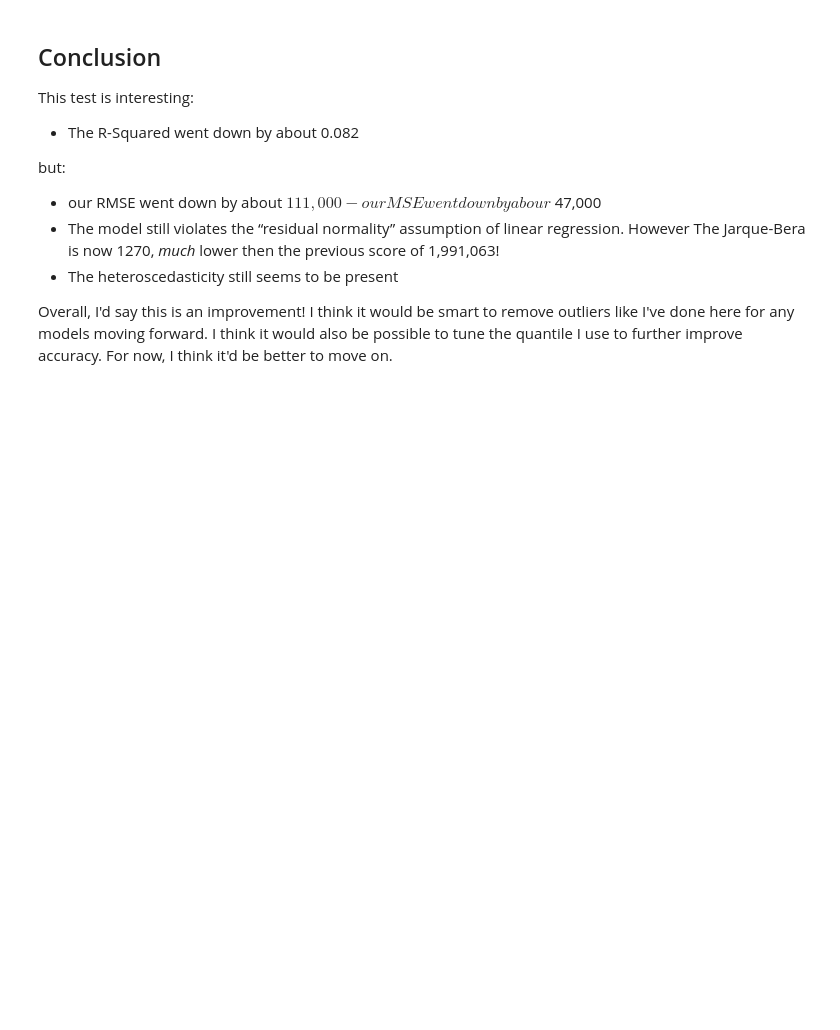
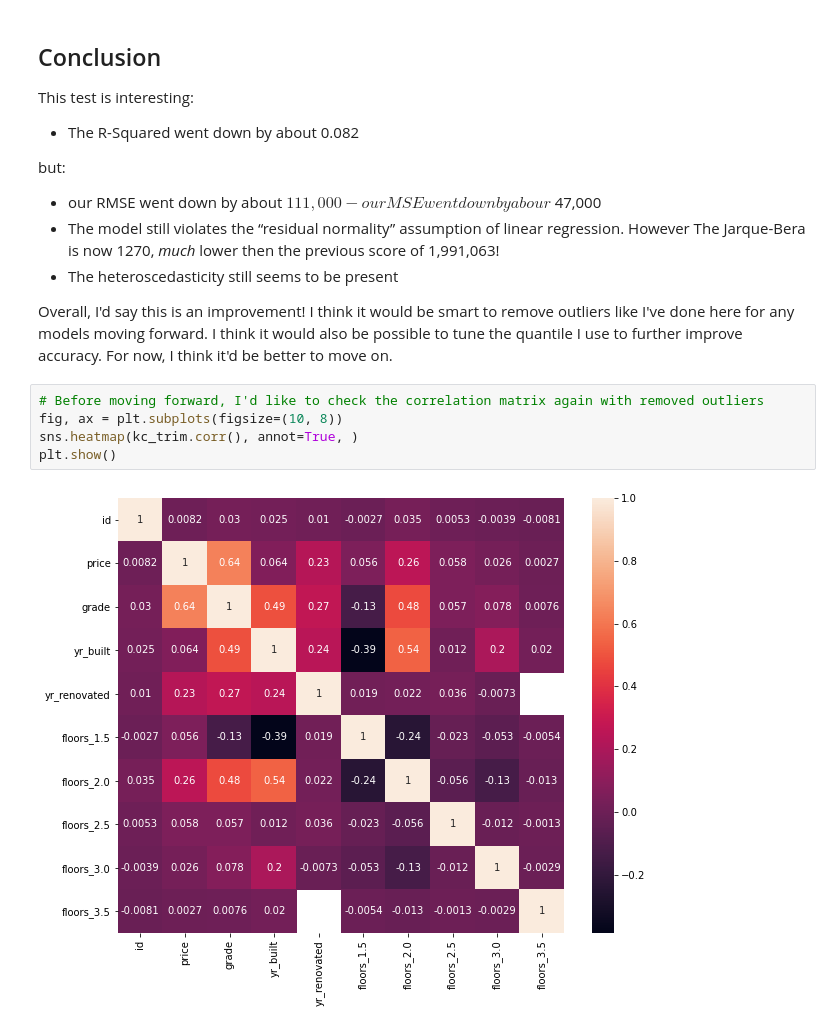
Before and after one commit to Jyve00/King-County-Housing-, a Jupyter notebook: notebooks/Matthew/Matthew-Modeling.ipynb, the cells around one changed output. Cells and saved outputs as stored; diff of their text form; blank space fills up the shorter version.

```diff
--- a/notebooks/Matthew/Matthew-Modeling.ipynb
+++ b/notebooks/Matthew/Matthew-Modeling.ipynb
@@ -165,3 +164,10 @@ but:
 - The heteroscedasticity still seems to be present
 
 Overall, I'd say this is an improvement! I think it would be smart to remove outliers like I've done here for any models moving forward. I think it would also be possible to tune the quantile I use to further improve accuracy. For now, I think it'd be better to move on.
+# %%
+# Before moving forward, I'd like to check the correlation matrix again with removed outliers
+fig, ax = plt.subplots(figsize=(10, 8))
+sns.heatmap(kc_trim.corr(), annot=True, )
+plt.show()
+# %% [output]
+[figure, added]
```
Also changed, not shown: parts of 16 cells of this notebook.
